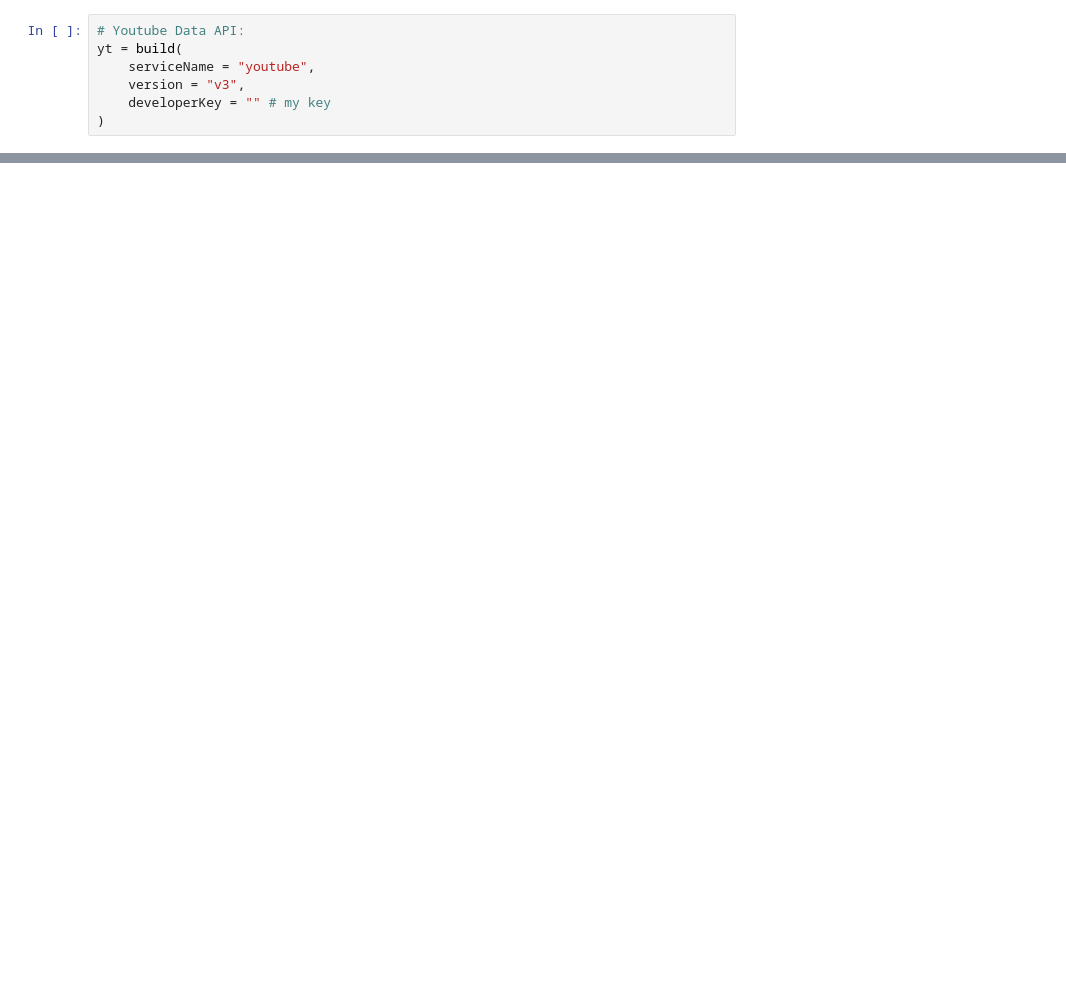
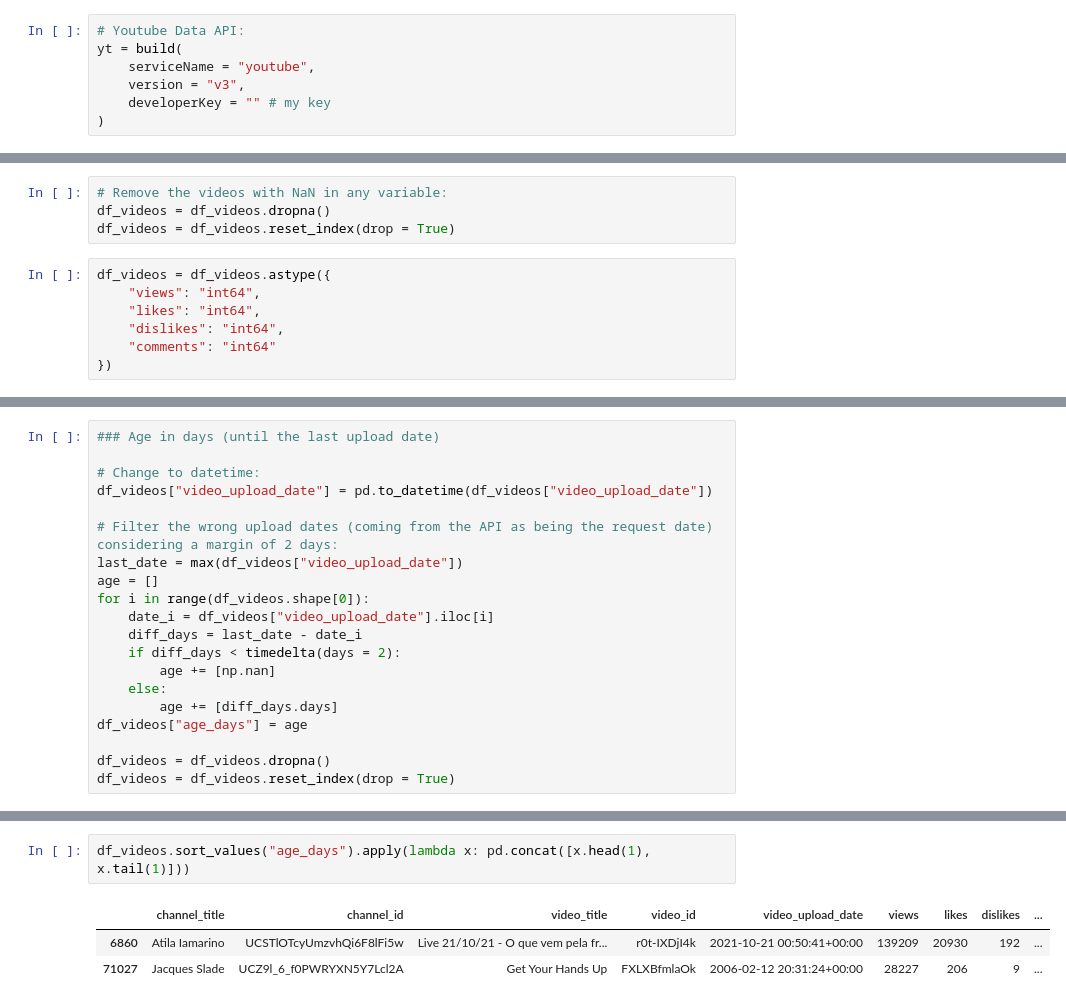
Before and after one commit to rafael747cardoso/Youtube_Stats, a Jupyter notebook: get_data_from_api.ipynb, the cells around one changed output, grey strips where cells are left out. Saved outputs shown, nothing was run; the diff lists cells and outputs as text; blank space fills up the shorter version.

```diff
--- a/get_data_from_api.ipynb
+++ b/get_data_from_api.ipynb
@@ -280,0 +275,11 @@ df_videos
+# %%
+# Remove the videos with NaN in any variable:
+df_videos = df_videos.dropna()
+df_videos = df_videos.reset_index(drop = True)
+# %%
+df_videos = df_videos.astype({
+    "views": "int64",
+    "likes": "int64",
+    "dislikes": "int64",
+    "comments": "int64"
+})
@@ -280,0 +302,20 @@ df_videos
+# %%
+### Age in days (until the last upload date)
+
+# Change to datetime:
+df_videos["video_upload_date"] = pd.to_datetime(df_videos["video_upload_date"])
+
+# Filter the wrong upload dates (coming from the API as being the request date) considering a margin of 2 days:
+last_date = max(df_videos["video_upload_date"])
+age = []
+for i in range(df_videos.shape[0]):
+    date_i = df_videos["video_upload_date"].iloc[i]
+    diff_days = last_date - date_i
+    if diff_days < timedelta(days = 2):
+        age += [np.nan]
+    else:
+        age += [diff_days.days]
+df_videos["age_days"] = age
+
+df_videos = df_videos.dropna()
+df_videos = df_videos.reset_index(drop = True)
@@ -280,0 +334,6 @@ df_videos
+# %%
+df_videos.sort_values("age_days").apply(lambda x: pd.concat([x.head(1), x.tail(1)]))
+# %% [output]
+|  | channel_title | channel_id | video_title | video_id | video_upload_date | views | likes | dislikes | ... |
+| 6860 | Atila Iamarino | UCSTlOTcyUmzvhQi6F8lFi5w | Live 21/10/21 - O que vem pela fr... | r0t-IXDjI4k | 2021-10-21 00:50:41+00:00 | 139209 | 20930 | 192 | ... |
+| 71027 | Jacques Slade | UCZ9l_6_f0PWRYXN5Y7Lcl2A | Get Your Hands Up | FXLXBfmlaOk | 2006-02-12 20:31:24+00:00 | 28227 | 206 | 9 | ... |
```
Also changed, not shown: parts of 17 cells of this notebook, 2 other files.
